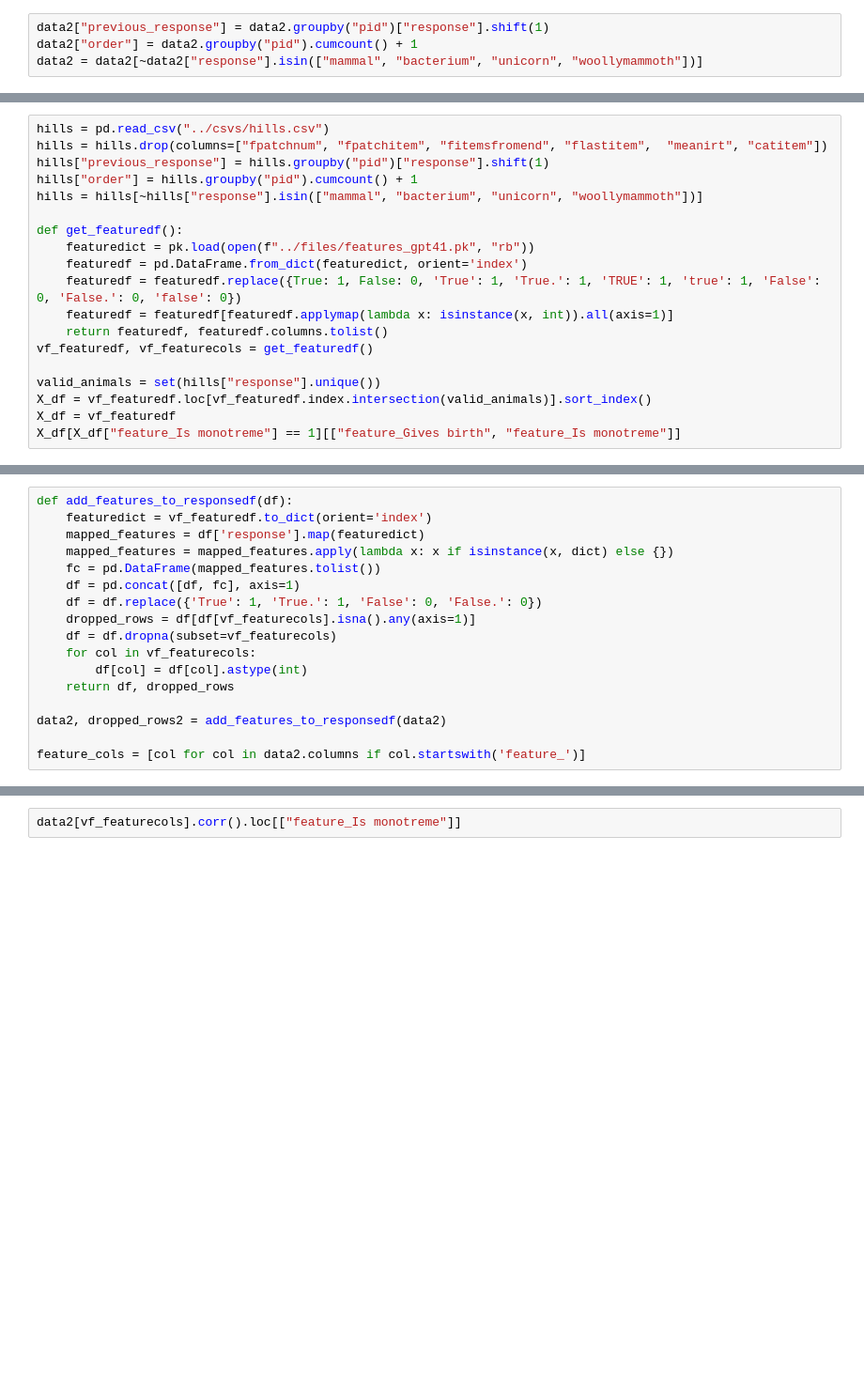
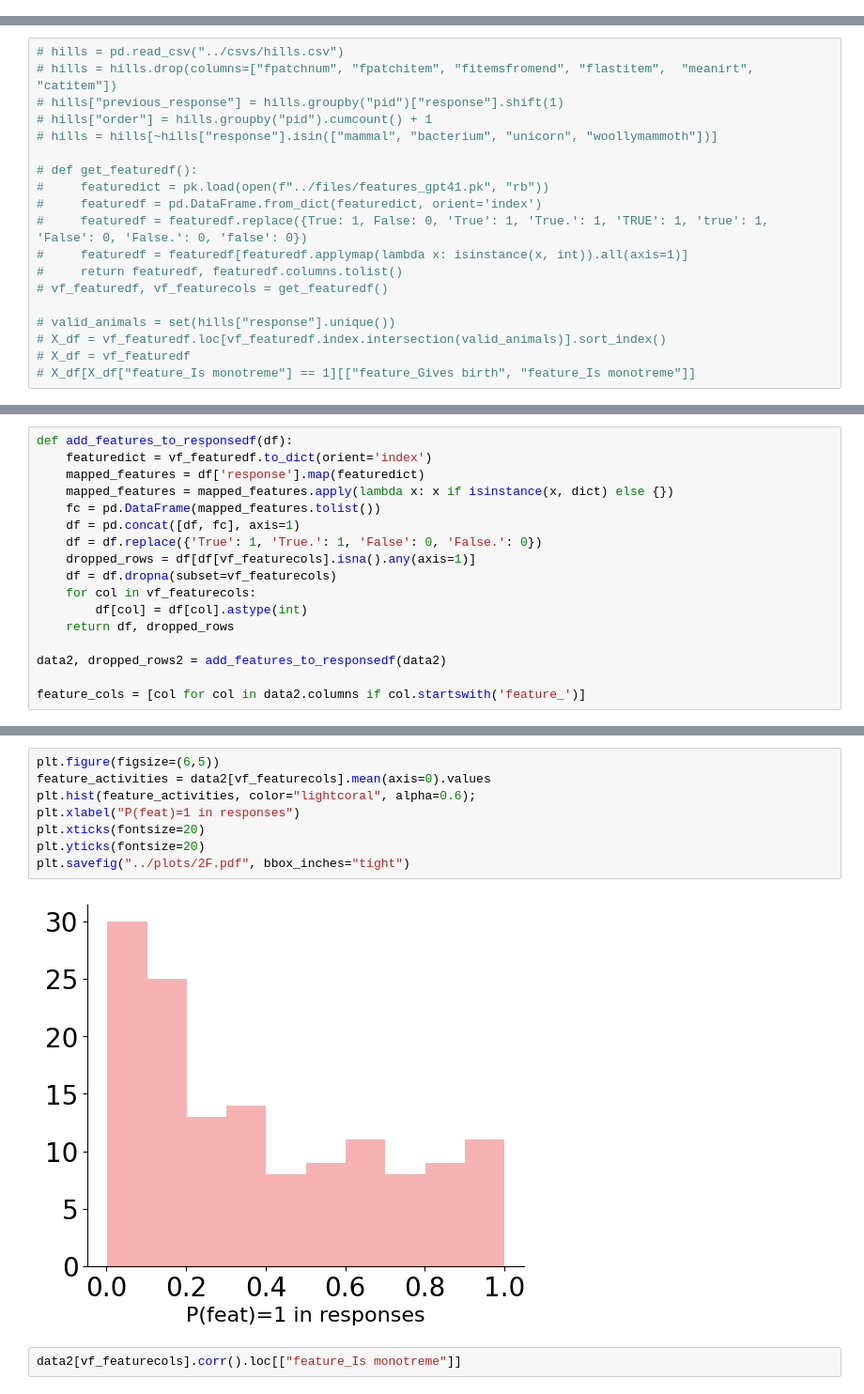
Before and after one commit to surabhisnath/process_modelling, a Jupyter notebook: scripts/LLM_features.ipynb, the cells around one changed output, grey strips where cells are left out. Shown at 94% size. Saved outputs shown, nothing was run; the diff lists cells and outputs as text; blank space fills up the shorter version.

```diff
--- a/scripts/LLM_features.ipynb
+++ b/scripts/LLM_features.ipynb
@@ -162,10 +193,6 @@ data2["fpatchitem"].mean()
 data2 = data2.drop(columns=["fpatchnum", "fpatchitem", "fitemsfromend", "flastitem",  "meanirt", "catitem"])
 # %%
 data2.to_csv("../csvs/hills_removecols.csv", index=False)
-# %%
-data2["previous_response"] = data2.groupby("pid")["response"].shift(1)
-data2["order"] = data2.groupby("pid").cumcount() + 1
-data2 = data2[~data2["response"].isin(["mammal", "bacterium", "unicorn", "woollymammoth"])]
 # %%
 from scipy.stats import entropy
 LLM = [-0.9255,  0.5204, -1.6303,  0.2473,  1.8285,  0.4606,  1.2766,
@@ -350,21 +366,21 @@ def get_featuredf():
 
 vf_featuredf, vf_featurecols = get_featuredf()
 # %%
-hills = pd.read_csv("../csvs/hills.csv")
-hills = hills.drop(columns=["fpatchnum", "fpatchitem", "fitemsfromend", "flastitem",  "meanirt", "catitem"])
-hills["previous_response"] = hills.groupby("pid")["response"].shift(1)
-hills["order"] = hills.groupby("pid").cumcount() + 1
-hills = hills[~hills["response"].isin(["mammal", "bacterium", "unicorn", "woollymammoth"])]
+# hills = pd.read_csv("../csvs/hills.csv")
+# hills = hills.drop(columns=["fpatchnum", "fpatchitem", "fitemsfromend", "flastitem",  "meanirt", "catitem"])
+# hills["previous_response"] = hills.groupby("pid")["response"].shift(1)
+# hills["order"] = hills.groupby("pid").cumcount() + 1
+# hills = hills[~hills["response"].isin(["mammal", "bacterium", "unicorn", "woollymammoth"])]
 
-def get_featuredf():
-    featuredict = pk.load(open(f"../files/features_gpt41.pk", "rb"))
-    featuredf = pd.DataFrame.from_dict(featuredict, orient='index')
-    featuredf = featuredf.replace({True: 1, False: 0, 'True': 1, 'True.': 1, 'TRUE': 1, 'true': 1, 'False': 0, 'False.': 0, 'false': 0})
-    featuredf = featuredf[featuredf.applymap(lambda x: isinstance(x, int)).all(axis=1)]
-    return featuredf, featuredf.columns.tolist()
-vf_featuredf, vf_featurecols = get_featuredf()
+# def get_featuredf():
+#     featuredict = pk.load(open(f"../files/features_gpt41.pk", "rb"))
+#     featuredf = pd.DataFrame.from_dict(featuredict, orient='index')
+#     featuredf = featuredf.replace({True: 1, False: 0, 'True': 1, 'True.': 1, 'TRUE': 1, 'true': 1, 'False': 0, 'False.': 0, 'false': 0})
+#     featuredf = featuredf[featuredf.applymap(lambda x: isinstance(x, int)).all(axis=1)]
+#     return featuredf, featuredf.columns.tolist()
+# vf_featuredf, vf_featurecols = get_featuredf()
 
-valid_animals = set(hills["response"].unique())
-X_df = vf_featuredf.loc[vf_featuredf.index.intersection(valid_animals)].sort_index()
-X_df = vf_featuredf
-X_df[X_df["feature_Is monotreme"] == 1][["feature_Gives birth", "feature_Is monotreme"]]
+# valid_animals = set(hills["response"].unique())
+# X_df = vf_featuredf.loc[vf_featuredf.index.intersection(valid_animals)].sort_index()
+# X_df = vf_featuredf
+# X_df[X_df["feature_Is monotreme"] == 1][["feature_Gives birth", "feature_Is monotreme"]]
@@ -447,5 +459,15 @@ def plot_means(df, featuredf, featurecols):
     ax[1].set_xlabel("P(feat)=1 in responses")
 plot_means(data2, vf_featuredf, vf_featurecols)
+# %%
+plt.figure(figsize=(6,5))
+feature_activities = data2[vf_featurecols].mean(axis=0).values
+plt.hist(feature_activities, color="lightcoral", alpha=0.6);
+plt.xlabel("P(feat)=1 in responses")
+plt.xticks(fontsize=20)
+plt.yticks(fontsize=20)
+plt.savefig("../plots/2F.pdf", bbox_inches="tight")
+# %% [output]
+[figure, added]
 # %%
 data2[vf_featurecols].corr().loc[["feature_Is monotreme"]]
 # %% [markdown]
```
Also changed, not shown: parts of 29 cells of this notebook, 19 other files.
